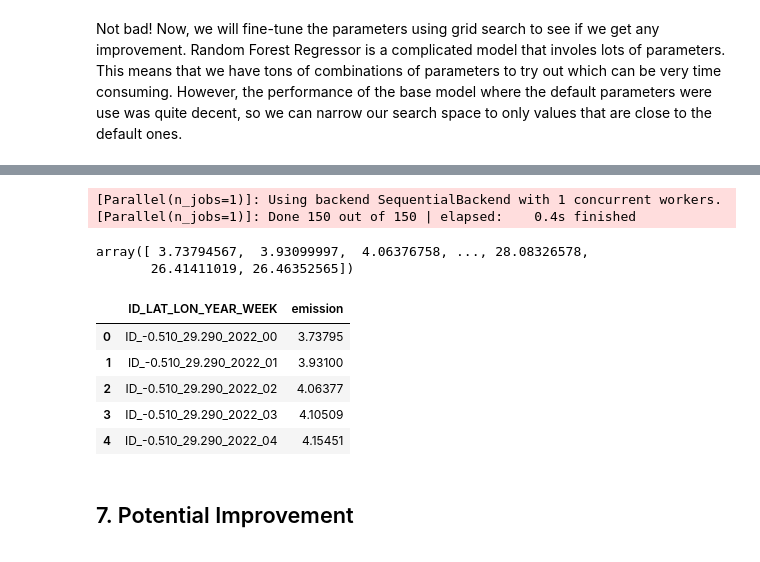
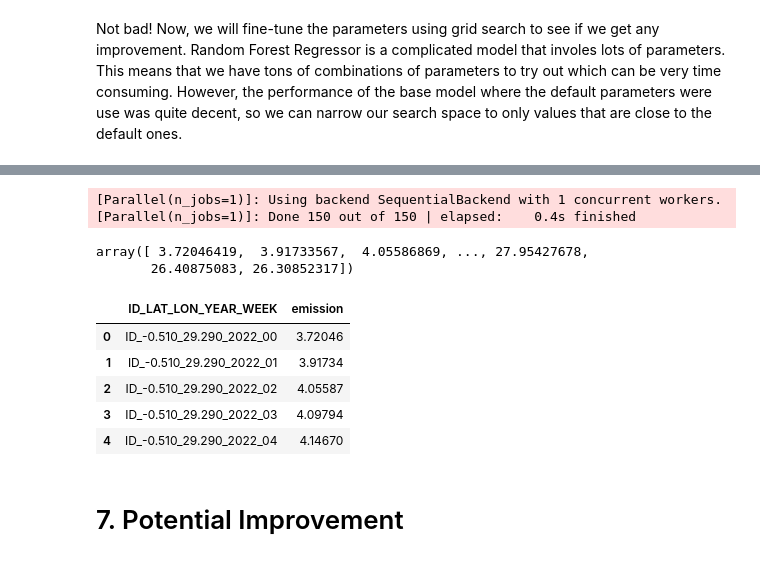
Before and after one commit to NathanDang97/Predict-Carbon-Emissions-in-Rwanda, a Jupyter notebook: Main/rwanda-carbon-prediction.ipynb, the cells around one changed output, grey strips where cells are left out. Cells and saved outputs as stored; diff of their text form; code cells hidden in the pictures.

```diff
--- a/Main/rwanda-carbon-prediction.ipynb
+++ b/Main/rwanda-carbon-prediction.ipynb
@@ -776,6 +789,7 @@ For the model from grid search
 In this section, we will build the final model for submission. We use the best parameters found in the section above, train the model on the full given training data, and then predict the CO2 emissions in 2022.
 # %%
 X = X.to_numpy()
+y_normal = np.cbrt(y)
 # %%
 # define the final parameters
 f_bootstrap = True
@@ -792,6 +806,6 @@ rfr_final = RandomForestRegressor(n_estimators = f_n_estimators,
                                   min_samples_leaf = f_min_samples_leaf,
                                   max_features = f_max_features,
                                   n_jobs=-1, verbose=1)
-rfr_final.fit(X, y)
+rfr_final.fit(X, y_normal)
 # %% [output]
 [Parallel(n_jobs=-1)]: Using backend SequentialBackend with 1 concurrent workers.
@@ -803,30 +817,31 @@ RandomForestRegressor(min_samples_leaf=5, min_samples_split=4, n_estimators=150,
 X_test_final = test_clean_eng[train_features].to_numpy()
 
 y_sub_pred = rfr_final.predict(X_test_final)
-y_sub_pred
+np.power(y_sub_pred, 3)
 # %% [output]
 [Parallel(n_jobs=1)]: Using backend SequentialBackend with 1 concurrent workers.
 [Parallel(n_jobs=1)]: Done 150 out of 150 | elapsed:    0.4s finished
-array([ 3.73794567,  3.93099997,  4.06376758, ..., 28.08326578,
-       26.41411019, 26.46352565])
+array([ 3.72046419,  3.91733567,  4.05586869, ..., 27.95427678,
+       26.40875083, 26.30852317])
 # %%
 # Create the submission file
-submission = pd.DataFrame({'ID_LAT_LON_YEAR_WEEK': test_clean_eng.ID_LAT_LON_YEAR_WEEK, 'emission': y_sub_pred})
+submission = pd.DataFrame({'ID_LAT_LON_YEAR_WEEK': test_clean_eng.ID_LAT_LON_YEAR_WEEK,
+                           'emission': np.power(y_sub_pred, 3)})
 
 # post-processing, fix the negative emission (which is not allowed) to 0
 submission.loc[submission['emission'] < 0 , "emission"] = 0
 submission.head()
 # %% [output]
 |  | ID_LAT_LON_YEAR_WEEK | emission |
-| 0 | ID_-0.510_29.290_2022_00 | 3.73795 |
-| 1 | ID_-0.510_29.290_2022_01 | 3.93100 |
-| 2 | ID_-0.510_29.290_2022_02 | 4.06377 |
-| 3 | ID_-0.510_29.290_2022_03 | 4.10509 |
-| 4 | ID_-0.510_29.290_2022_04 | 4.15451 |
+| 0 | ID_-0.510_29.290_2022_00 | 3.72046 |
+| 1 | ID_-0.510_29.290_2022_01 | 3.91734 |
+| 2 | ID_-0.510_29.290_2022_02 | 4.05587 |
+| 3 | ID_-0.510_29.290_2022_03 | 4.09794 |
+| 4 | ID_-0.510_29.290_2022_04 | 4.14670 |
 # %%
 # Save the submission file to working folder
 submission.to_csv('submission.csv', index = False)
 # %% [markdown]
 <a id="#section-7"> </a>
-## 7. Potential Improvement
+# 7. Potential Improvement
 # %% [markdown]
```
Also changed, not shown: parts of 23 cells of this notebook.
